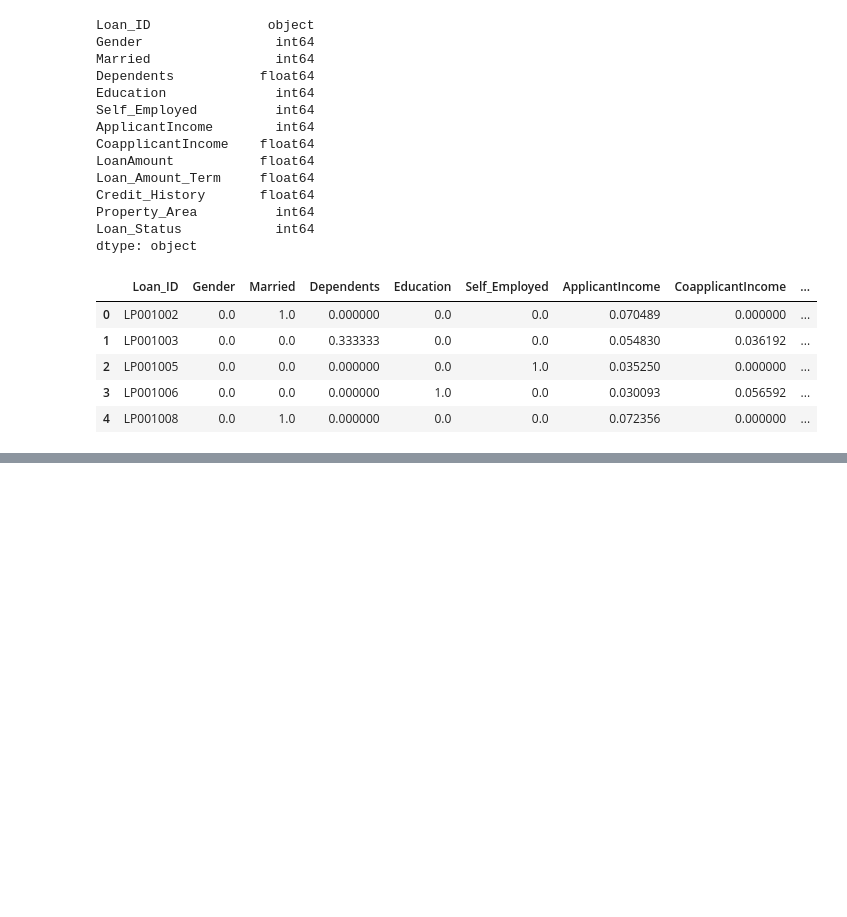
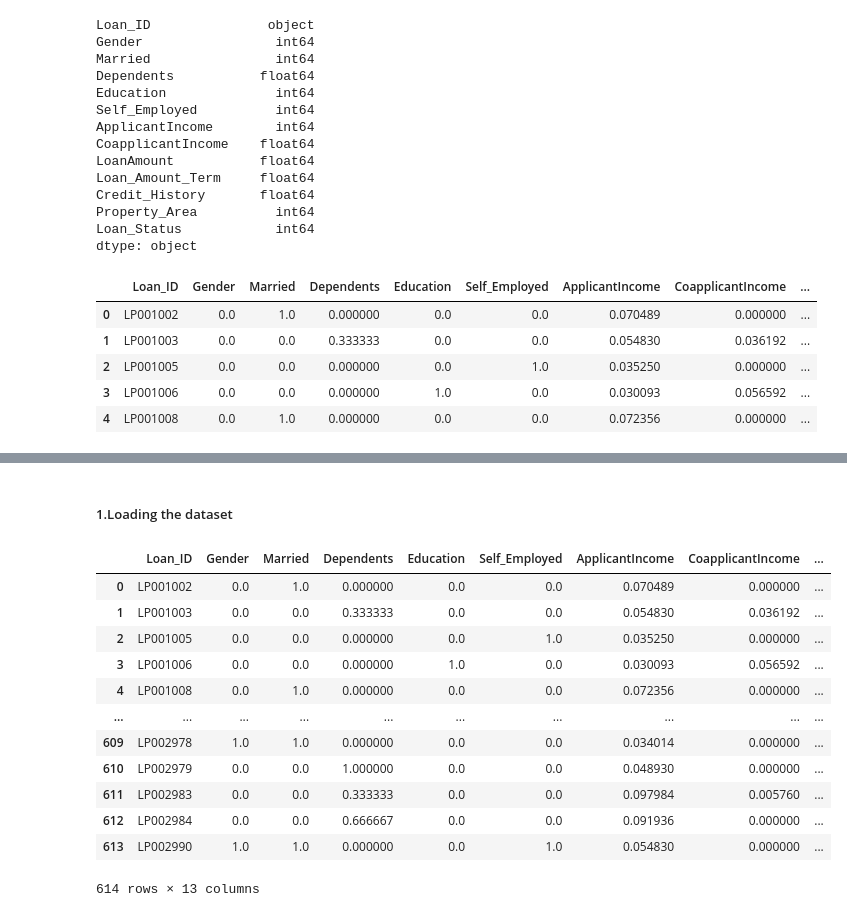
Before and after one commit to Dhe-Reigner/Loan-Prediction-ML-sklearn--DL-keras-, a Jupyter notebook: loan.ipynb, the cells around one changed output, grey strips where cells are left out. Drawn from its saved outputs; the diff is of its cells as text; code cells hidden in the pictures; blank space fills up the shorter version.

```diff
--- a/loan.ipynb
+++ b/loan.ipynb
@@ -243,0 +252,2 @@ df.to_csv('loan_prediction_data.csv',index=False)
+# %% [markdown]
+##### 1.Loading the dataset
@@ -243,0 +263,17 @@ df.to_csv('loan_prediction_data.csv',index=False)
+# %%
+data = pd.read_csv('loan_prediction_data.csv')
+data
+# %% [output]
+|  | Loan_ID | Gender | Married | Dependents | Education | Self_Employed | ApplicantIncome | CoapplicantIncome | ... |
+| 0 | LP001002 | 0.0 | 1.0 | 0.000000 | 0.0 | 0.0 | 0.070489 | 0.000000 | ... |
+| 1 | LP001003 | 0.0 | 0.0 | 0.333333 | 0.0 | 0.0 | 0.054830 | 0.036192 | ... |
+| 2 | LP001005 | 0.0 | 0.0 | 0.000000 | 0.0 | 1.0 | 0.035250 | 0.000000 | ... |
+| 3 | LP001006 | 0.0 | 0.0 | 0.000000 | 1.0 | 0.0 | 0.030093 | 0.056592 | ... |
+| 4 | LP001008 | 0.0 | 1.0 | 0.000000 | 0.0 | 0.0 | 0.072356 | 0.000000 | ... |
+| ... | ... | ... | ... | ... | ... | ... | ... | ... | ... |
+| 609 | LP002978 | 1.0 | 1.0 | 0.000000 | 0.0 | 0.0 | 0.034014 | 0.000000 | ... |
+| 610 | LP002979 | 0.0 | 0.0 | 1.000000 | 0.0 | 0.0 | 0.048930 | 0.000000 | ... |
+| 611 | LP002983 | 0.0 | 0.0 | 0.333333 | 0.0 | 0.0 | 0.097984 | 0.005760 | ... |
+| 612 | LP002984 | 0.0 | 0.0 | 0.666667 | 0.0 | 0.0 | 0.091936 | 0.000000 | ... |
+| 613 | LP002990 | 1.0 | 1.0 | 0.000000 | 0.0 | 1.0 | 0.054830 | 0.000000 | ... |
+614 rows × 13 columns
```
Also changed, not shown: parts of 30 cells of this notebook, 1 other file.
